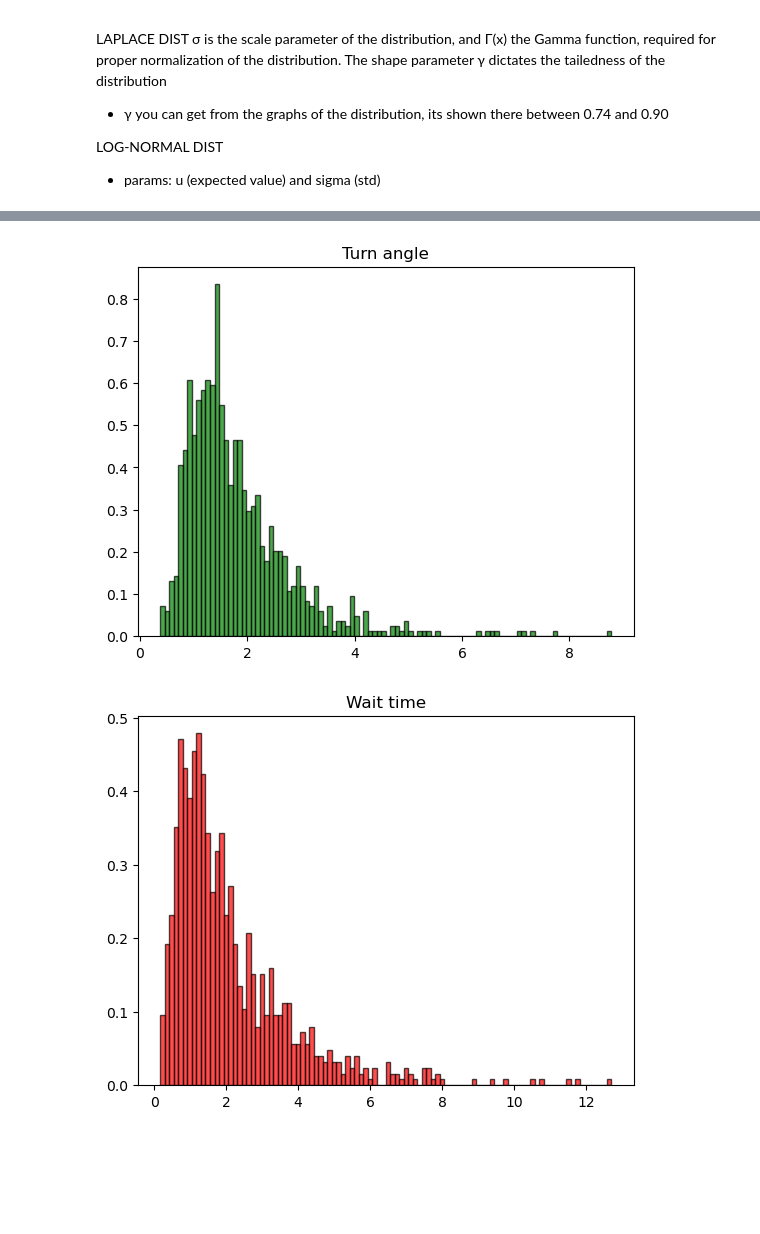
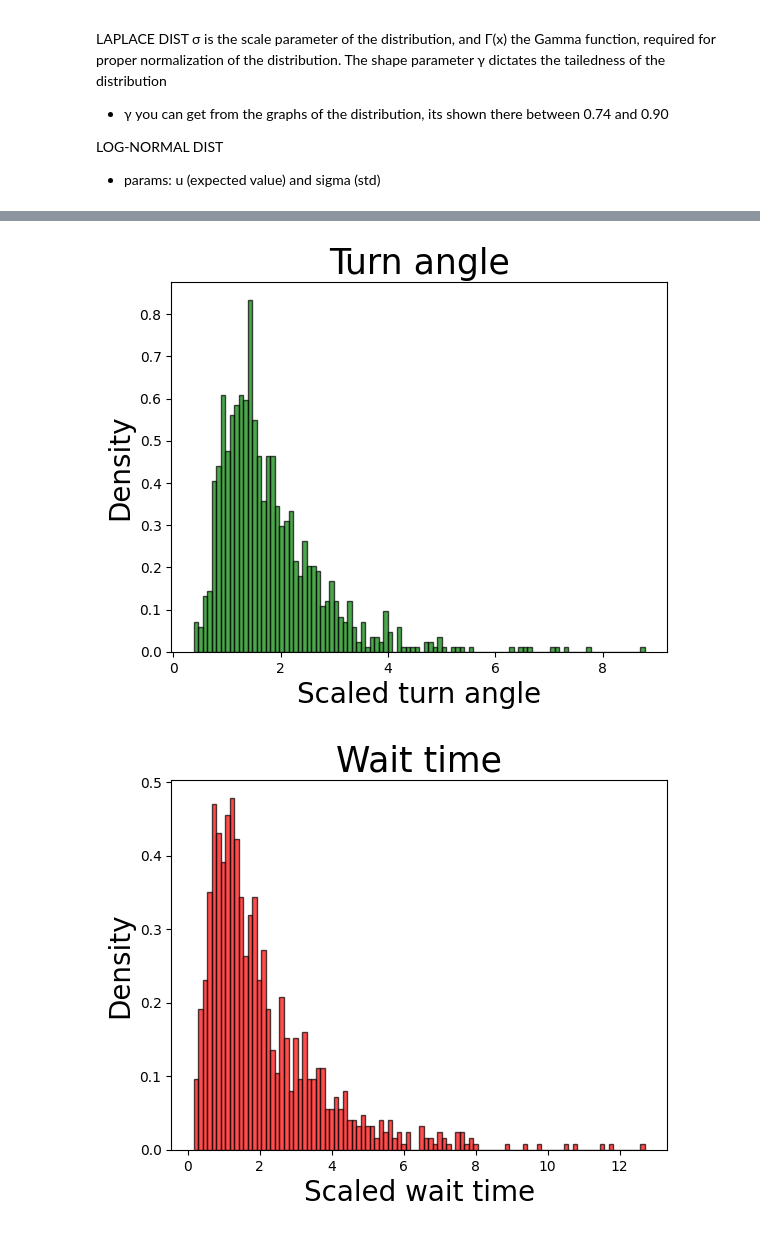
Before and after one commit to dz1921/RANDOMWALK, a Jupyter notebook: Distributions.ipynb, the cells around one changed output, grey strips where cells are left out. Saved outputs shown, nothing was run; the diff lists cells and outputs as text; code cells hidden in the pictures; blank space fills up the shorter version.

```diff
--- a/Distributions.ipynb
+++ b/Distributions.ipynb
@@ -33,17 +36,21 @@ plt.show()
 # %%
 plt.hist(data_ang, bins=100, density=True, color='green', edgecolor='black', alpha=0.7)
 
-plt.title('Turn angle')
+plt.xlabel('Scaled turn angle', fontsize=20)
+plt.ylabel('Density', fontsize=20)
+plt.title('Turn angle', fontsize=25)
 plt.show()
 # %% [output]
-[figure, old version]
+[figure, new version]
 # %%
 plt.hist(data_wait, bins=100, density=True, color='red', edgecolor='black', alpha=0.7)
 
-plt.title('Wait time')
+plt.title('Wait time', fontsize=25)
+plt.ylabel('Density', fontsize=20)
+plt.xlabel('Scaled wait time', fontsize=20)
 plt.show()
 # %% [output]
-[figure, old version]
+[figure, new version]
 # %%
 # Plot histogram of the log-normal distribution
 hist, bins, _ = plt.hist(data_jum, bins=100, density=True, color='blue', edgecolor='black', alpha=0.7)
```
Also changed, not shown: parts of 3 cells of this notebook, 1 other file.
